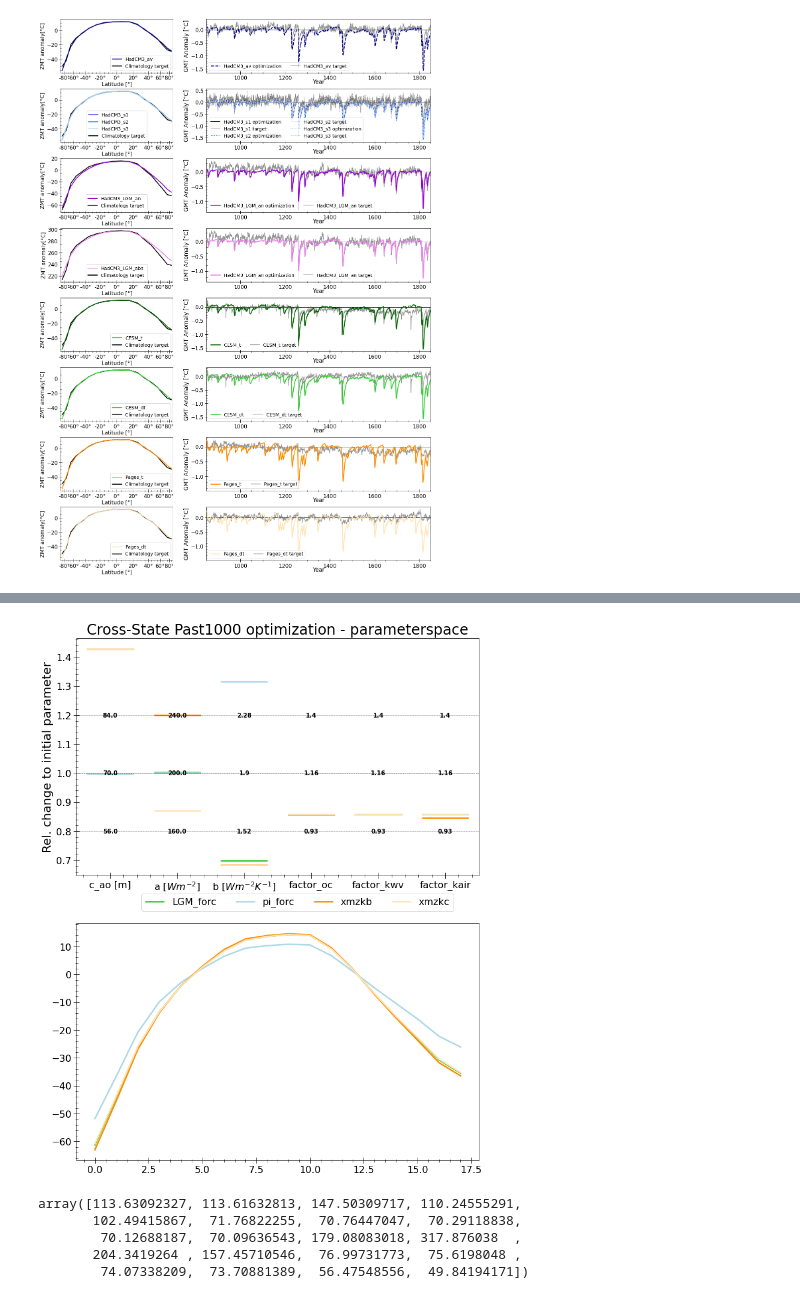
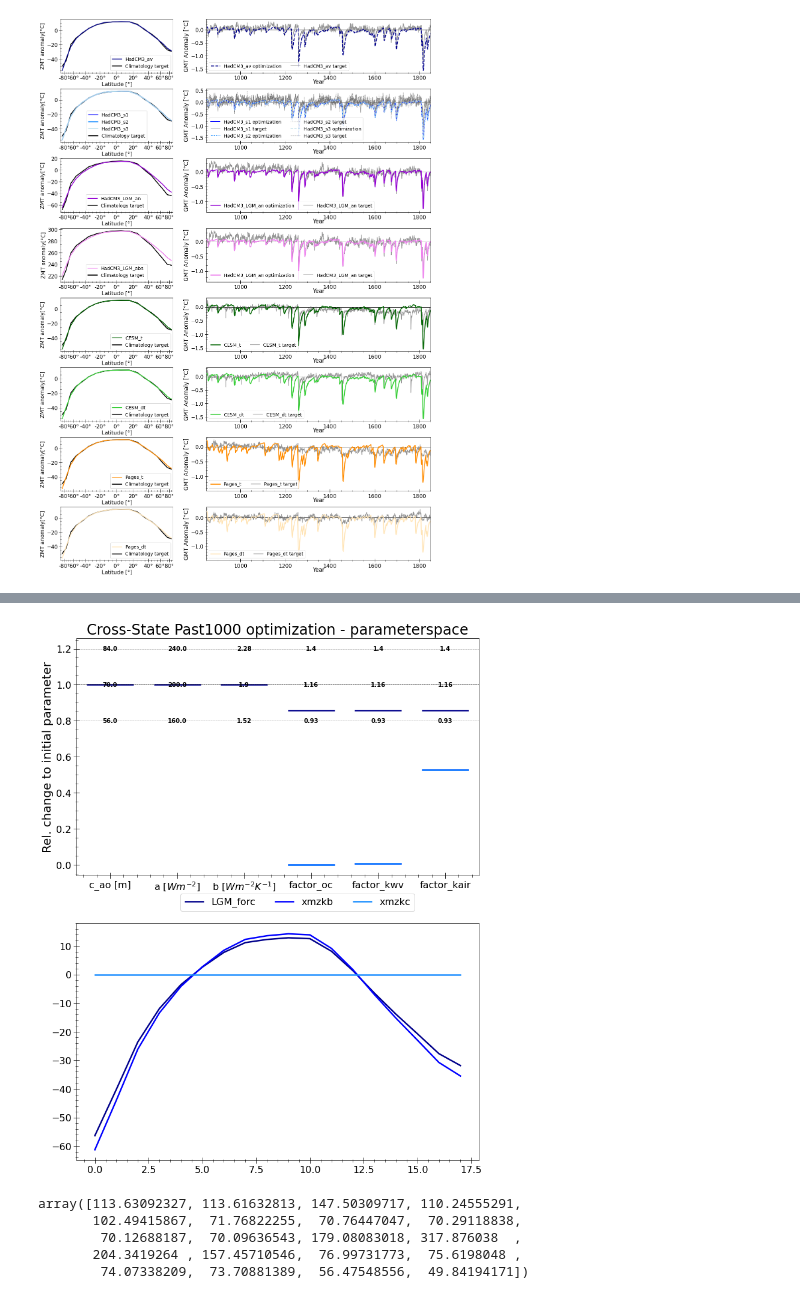
Before and after one commit to BenniSchmiedel/ZOEE, a Jupyter notebook: Plotting_Optimization_HadCM3.ipynb, the cells around one changed output, grey strips where cells are left out. Drawn from its saved outputs; the diff is of its cells as text; code cells hidden in the pictures.

Commit message:
Update conf2 with correct parameterinput

```diff
--- a/Plotting_Optimization_HadCM3.ipynb
+++ b/Plotting_Optimization_HadCM3.ipynb
@@ -24,6 +24,9 @@ Forced_LGM=['xmzke','xmzkg','xmzkh']
 LGM_pm = ['xmzkb','xmzkc']
 LGM_forc= ['LGM_forc']
 PI_forc = ['pi_forc']
+# %%
+EXP = 'EXP02/'
+conf = '_conf2'
 # %%
 df_abs=pd.DataFrame()
 df_an=pd.DataFrame()
@@ -45,6 +76,6 @@ df_an.loc['xnagd','P'].iloc[19][0]
 # %%
-Lat_10,ZMT_ERA_an=np.loadtxt('Experiments/ERA5/ERA_1961_1990_10deg_ZMTanomaly.txt',delimiter=',')
-Lat_10,ZMT_ERA_abs=np.loadtxt('Experiments/ERA5/ERA_1961_1990_10deg_ZMT.txt')
-Lat_10,ZMT_HadCM3_LGM_abs=np.loadtxt('Experiments/HadCM3/HadCM3_LGM_av_10deg_ZMT.csv',delimiter=',')
-Lat_10,ZMT_HadCM3_LGM_an=np.loadtxt('Experiments/HadCM3/HadCM3_LGM_av_10deg_ZMTanomaly.csv',delimiter=',')
+Lat_10,ZMT_ERA_an=np.loadtxt('../Data/ERA5_Data/ERA_1961_1990_10deg_ZMTanomaly.txt',delimiter=',')
+Lat_10,ZMT_ERA_abs=np.loadtxt('../Data/ERA5_Data/ERA_1961_1990_10deg_ZMT.txt')
+Lat_10,ZMT_HadCM3_LGM_abs=np.loadtxt('../Data/HadCM3/HadCM3_LGM_av_10deg_ZMT.csv',delimiter=',')
+Lat_10,ZMT_HadCM3_LGM_an=np.loadtxt('../Data/HadCM3/HadCM3_LGM_av_10deg_ZMTanomaly.csv',delimiter=',')
 # %%
@@ -79,8 +129,8 @@ cols=np.array(['darkblue','blue','dodgerblue','lightblue',
                'darkviolet','violet',
                'darkgreen','limegreen',
                'darkorange','moccasin'])
-cols_rgb=[colors.hex2color(colors.cnames[cols[i]]) for i in range(10)]
-cols_rgb_dic={df_names[i]: colors.hex2color(colors.cnames[cols[i]]) for i in range(10)}
+cols_rgb=[colors.hex2color(colors.cnames[cols[i]]) for i in range(len(df_names))]
+cols_rgb_dic={df_names[i]: colors.hex2color(colors.cnames[cols[i]]) for i in range(len(df_names))}
 parameter_labels=['c_ao [m]','a [$Wm^{-2}$]','b [$Wm^{-2}K^{-1}$]','factor_oc','factor_kwv','factor_kair']
 # %%
 fig=plt.figure(figsize=(20,30))
@@ -192,40 +228,51 @@ Pmax=np.array([100,240,2.5,1.3,1.3,1.3])
 #               else data_dict_P[i][k,-1] if i in ['HadCM3_LGM_abs','HadCM3_LGM_an'] else data_dict_P[i][k,0] for k in range(6)] for i in data_dict_P}
 #all_paras={i: [data_dict_P[i][k,-1] if i in ['HadCM3_LGM_abs','HadCM3_LGM_an'] else data_dict_P[i][k,-1] for k in range(6)] for i in data_dict_P}
 #all_paras=all_paras[0]/4.2e6
 
 
 #for run in df_names:
-
-for run in LGM_forc+PI_forc+LGM_pm:
+step= 0
+for run in LGM_forc:
     for p in range(6):
         if p==0:
-            ax[0].eventplot(np.vstack(df_an['P'].loc[run,19])[p]/P0[p]/4.2e6,orientation='vertical',lineoffsets=p,
+            ax[0].eventplot(np.vstack(df_an['P'].loc[run,step])[p]/P0[p]/4.2e6,orientation='vertical',lineoffsets=p,
                           linelengths=0.7,linewidth=2.5,colors=cols_rgb_dic[run],label=run)
         else:
 
-            ax[0].eventplot(np.vstack(df_an['P'].loc[run,19])[p]/P0[p],orientation='vertical',lineoffsets=p,
+            ax[0].eventplot(np.vstack(df_an['P'].loc[run,step])[p]/P0[p],orientation='vertical',lineoffsets=p,
                           linelengths=0.7,linewidth=2.5,colors=cols_rgb_dic[run])
+for run in LGM_pm:
+    for p in range(3):
+        if p==0:
+            ax[0].eventplot(np.vstack(df_an['P'].loc[run,step])[p]/P0[p]/4.2e6,orientation='vertical',lineoffsets=p+3,
+                          linelengths=0.7,linewidth=2.5,colors=cols_rgb_dic[run],label=run)
+        else:
+
+            ax[0].eventplot(np.vstack(df_an['P'].loc[run,step])[p]/P0[p],orientation='vertical',lineoffsets=p+3,
+                          linelengths=0.7,linewidth=2.5,colors=cols_rgb_dic[run])
+
+
 ax[0].hlines(1,-1,6,linewidth=0.7,linestyle='--')
 ax[0].set_xlim(-0.5,5.5)
 #plt.ylim(0.89,1.16)
 for h in [0.8,1,1.2]:#[0.6,0.8,1,1.2,1.4]:#
     for i in range(6):
         ax[0].text(i,h,str(np.round(h*P0[i],2)),horizontalalignment='center',verticalalignment='center',fontweight='bold')
     ax[0].hlines(h,-1,6,linewidth=0.5,linestyle=':')
 ax[0].set_xticks(np.arange(6))
 ax[0].set_xticklabels(parameter_labels)
 ax[0].set_ylabel('Rel. change to initial parameter')
 ax[0].set_title('Cross-State Past1000 optimization - parameterspace')
 fig.legend(loc='lower center',ncol=4,bbox_to_anchor=(0.5,0.38),fontsize=16)
 
 
-for run in LGM_forc+PI_forc+LGM_pm:
-    ax[1].plot(df_an.loc[run,'ZMT'][19],linewidth=2.5,c=cols_rgb_dic[run])#,label=run)
+for run in LGM_forc+LGM_pm:
+    ax[1].plot(df_an.loc[run,'ZMT'][step],linewidth=2.5,c=cols_rgb_dic[run])#,label=run)
 
 #print(Pmin/P0)
 #print(Pmax/P0)
 # %% [output]
-[figure, old version]
+[figure, new version]
 # %%
 np.vstack(df_abs['F'].loc['pi_forc'])[:,0]
 # %% [output]
```
Also changed, not shown: parts of 6 cells of this notebook, 3 other files.
